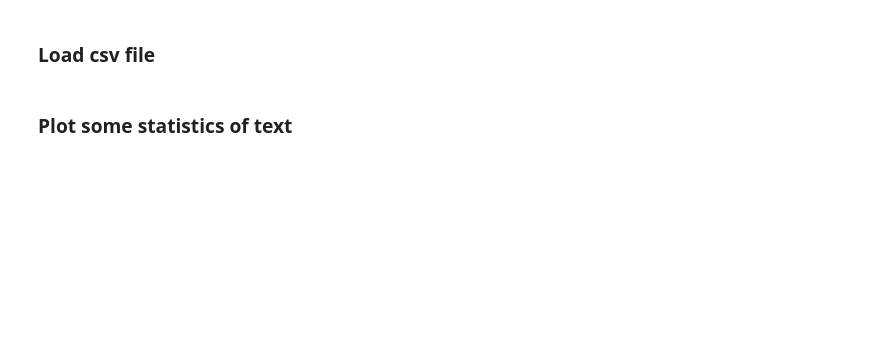
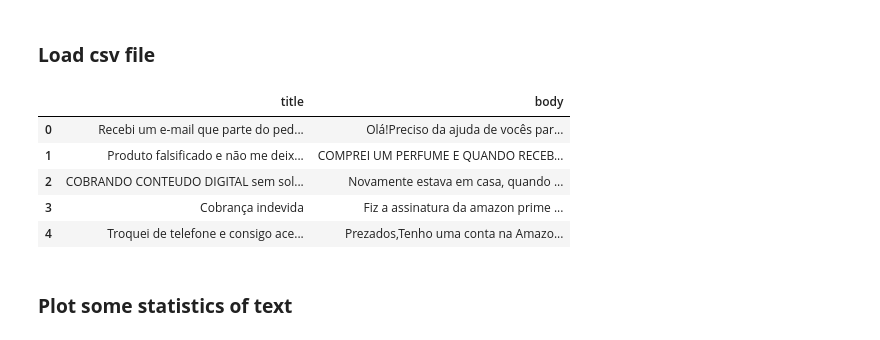
Before and after one commit to mathewsrc/Topic-Modeling-Reclame-Aqui, a Jupyter notebook: Unsupervised_Sentiment_Analysis.ipynb, the cells around one changed output. Cells and saved outputs as stored; diff of their text form; code cells hidden in the pictures; blank space fills up the shorter version.

```diff
--- a/Unsupervised_Sentiment_Analysis.ipynb
+++ b/Unsupervised_Sentiment_Analysis.ipynb
@@ -42,7 +57,16 @@ import matplotlib.pyplot as plt
 # %%
 PATH_TO_CSV = '/content/unsupervised-Sentiment-Analysis---Comparisen-analysis/results/web_scraping_results.csv'
 df = pd.read_csv(PATH_TO_CSV, encoding='utf-8')
+# lower colnames
+df.rename(columns={'Title':'title', 'Body':'body'}, inplace=True)
 df.head()
+# %% [output]
+|  | title | body |
+| 0 | Recebi um e-mail que parte do ped... | Olá!Preciso da ajuda de vocês par... |
+| 1 | Produto falsificado e não me deix... | COMPREI UM PERFUME E QUANDO RECEB... |
+| 2 | COBRANDO CONTEUDO DIGITAL sem sol... | Novamente estava em casa, quando ... |
+| 3 | Cobrança indevida | Fiz a assinatura da amazon prime ... |
+| 4 | Troquei de telefone e consigo ace... | Prezados,Tenho uma conta na Amazo... |
 # %% [markdown]
 ### **Plot some statistics of text**
 # %%
```
Also changed, not shown: parts of 43 cells of this notebook.
